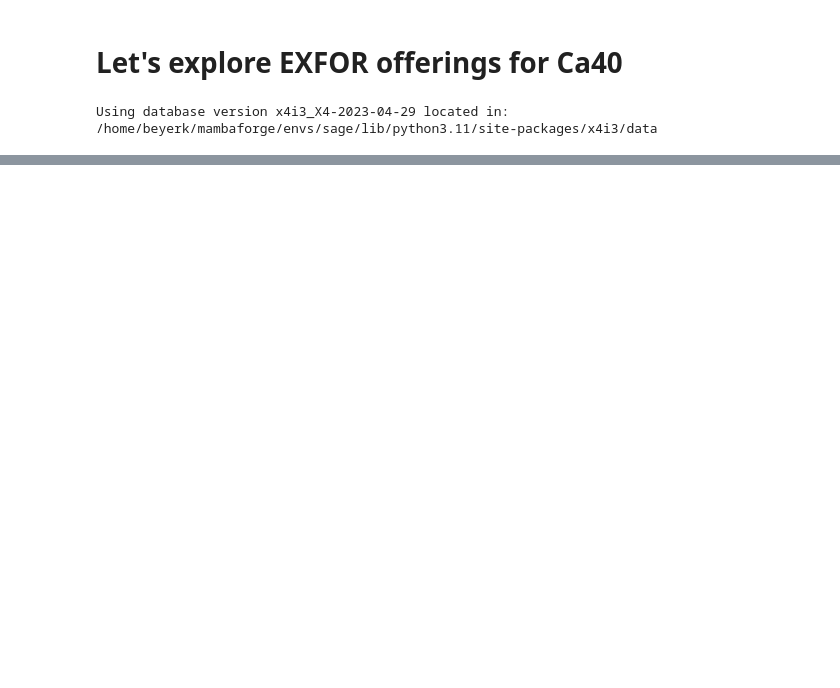
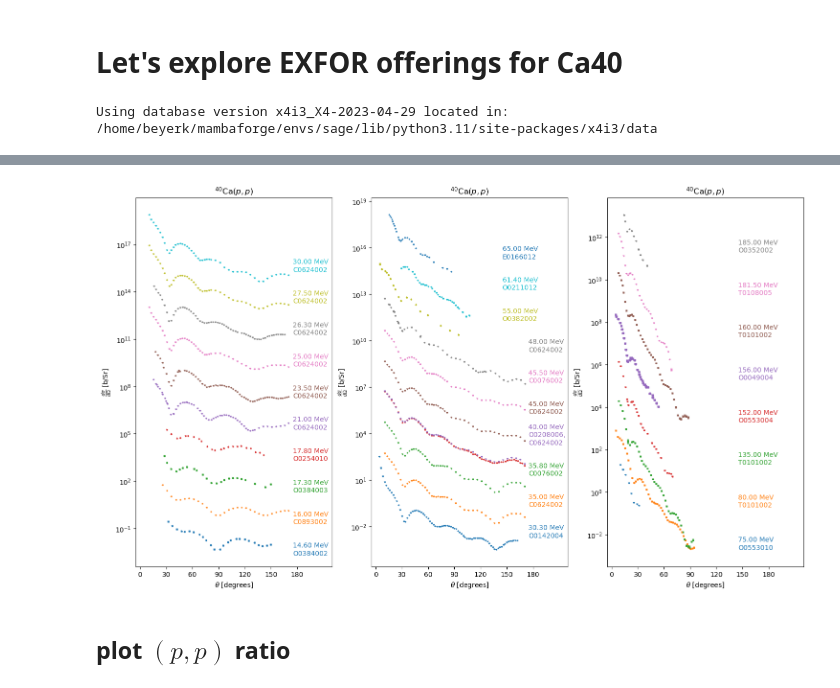
Before and after one commit to beykyle/elm, a Jupyter notebook: data/elastic/Ca40.ipynb, the cells around one changed output, grey strips where cells are left out. Drawn from its saved outputs; the diff is of its cells as text; code cells hidden in the pictures; blank space fills up the shorter version.

```diff
--- a/data/elastic/Ca40.ipynb
+++ b/data/elastic/Ca40.ipynb
@@ -179,0 +130,8 @@ with open(f"{elements[Z]}{A}_p_elastic.pkl" , "wb") as f:
+# %%
+entries_pp["O0382"] = reattempt_parse(
+    failed_parses_pp["O0382"],
+    parsing_kwargs={
+        "err_labels": ["ERR-T", "DATA-ERR"],
+        "err_treatment": "independent",
+    },
+)
@@ -179,0 +141,8 @@ with open(f"{elements[Z]}{A}_p_elastic.pkl" , "wb") as f:
+# %%
+entries_pp["T0101"] = reattempt_parse(
+    failed_parses_pp["T0101"],
+    parsing_kwargs={
+        "err_labels": ["DATA-ERR1", "DATA-ERR"],
+        "err_treatment": "independent",
+    },
+)
@@ -179,0 +259,4 @@ with open(f"{elements[Z]}{A}_p_elastic.pkl" , "wb") as f:
+# %%
+measurements_categorized = exfor_tools.categorize_measurements_by_energy(
+    entries_pp, min_num_pts=4
+)
@@ -179,0 +283,38 @@ with open(f"{elements[Z]}{A}_p_elastic.pkl" , "wb") as f:
+# %%
+n_per_plot = 10
+N = len(measurements_categorized)
+num_plots = N // n_per_plot
+left_over = N % n_per_plot
+if left_over > 0:
+    num_plots += 1
+
+
+fig, axes = plt.subplots(1, num_plots, figsize=(6 * num_plots, 10))
+for i in range(num_plots):
+    idx0 = i * n_per_plot
+    if i == num_plots - 1:
+        idxf = N
+    else:
+        idxf = (i + 1) * n_per_plot
+
+    exfor_tools.plot_angular_distributions(
+        measurements_categorized[idx0:idxf],
+        axes[i],
+        offsets=100,
+        data_symbol=list(entries_pp.values())[0].data_symbol,
+        rxn_label=list(entries_pp.values())[0].rxn,
+        label_kwargs={
+            "label_xloc_deg": None,
+            "label_offset_factor": 0.002,
+            "label_energy_err": False,
+            "label_offset": False,
+            "label_incident_energy": True,
+            "label_excitation_energy": False,
+            "label_exfor": True,
+        },
+    )
+    axes[i].set_xlim([-5, 220])
+# %% [output]
+[figure, added]
+# %% [markdown]
+## plot $(p,p)$ ratio
```
Also changed, not shown: parts of 53 cells of this notebook, 50 other files.
